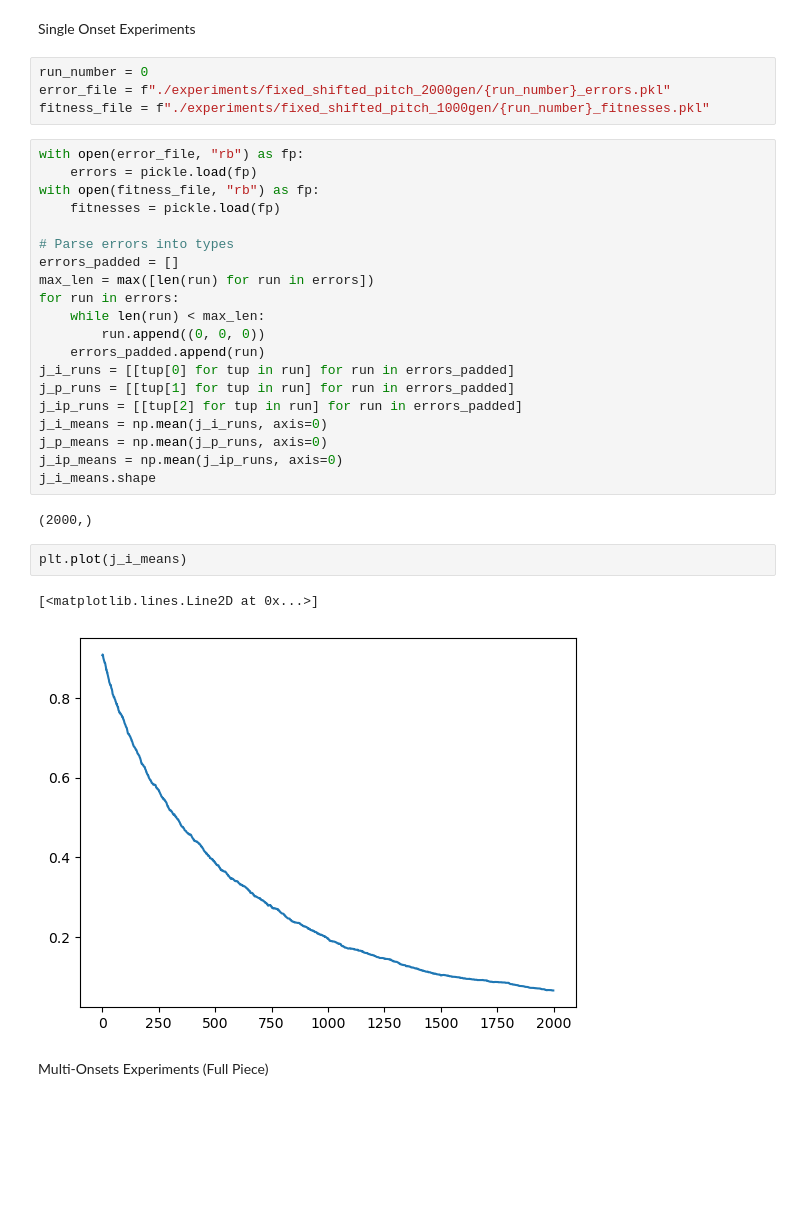
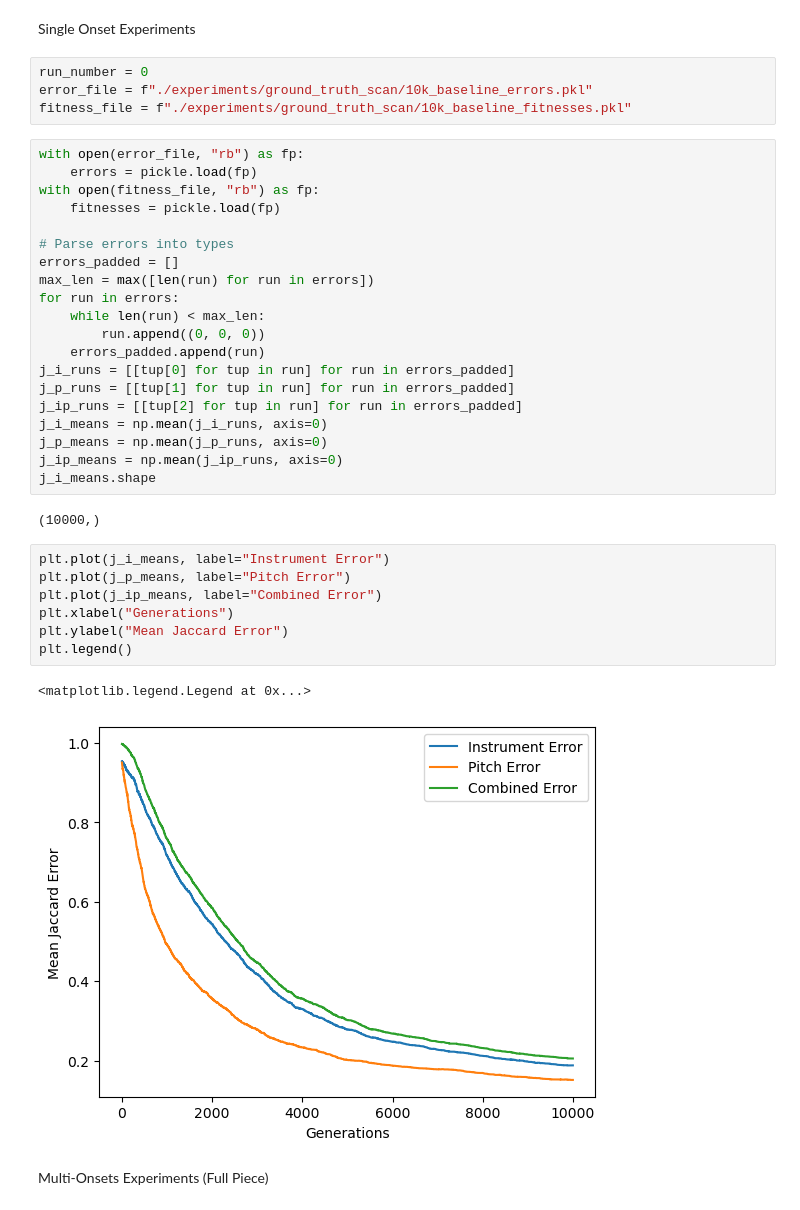
Before and after one commit to jd-rub/MA-thesis, a Jupyter notebook: notebooks/plotting.ipynb, the cells around one changed output. Drawn from its saved outputs; the diff is of its cells as text; blank space fills up the shorter version.

Commit message:
add pitch preprocess plot

```diff
--- a/notebooks/plotting.ipynb
+++ b/notebooks/plotting.ipynb
@@ -15,8 +15,8 @@ import pandas as pd
 Single Onset Experiments
 # %%
 run_number = 0
-error_file = f"./experiments/fixed_shifted_pitch_2000gen/{run_number}_errors.pkl"
-fitness_file = f"./experiments/fixed_shifted_pitch_1000gen/{run_number}_fitnesses.pkl"
+error_file = f"./experiments/ground_truth_scan/10k_baseline_errors.pkl"
+fitness_file = f"./experiments/ground_truth_scan/10k_baseline_fitnesses.pkl"
 # %%
 with open(error_file, "rb") as fp:
     errors = pickle.load(fp)
@@ -38,12 +38,17 @@ j_p_means = np.mean(j_p_runs, axis=0)
 j_ip_means = np.mean(j_ip_runs, axis=0)
 j_i_means.shape
 # %% [output]
-(2000,)
+(10000,)
-# %%
-plt.plot(j_i_means)
-# %% [output]
-[<matplotlib.lines.Line2D at 0x...>]
-[figure, removed]
+# %%
+plt.plot(j_i_means, label="Instrument Error")
+plt.plot(j_p_means, label="Pitch Error")
+plt.plot(j_ip_means, label="Combined Error")
+plt.xlabel("Generations")
+plt.ylabel("Mean Jaccard Error")
+plt.legend()
+# %% [output]
+<matplotlib.legend.Legend at 0x...>
+[figure, added]
 # %% [markdown]
 Multi-Onsets Experiments (Full Piece)
 # %%
```
Also changed, not shown: parts of 7 cells of this notebook, 1 other file.
